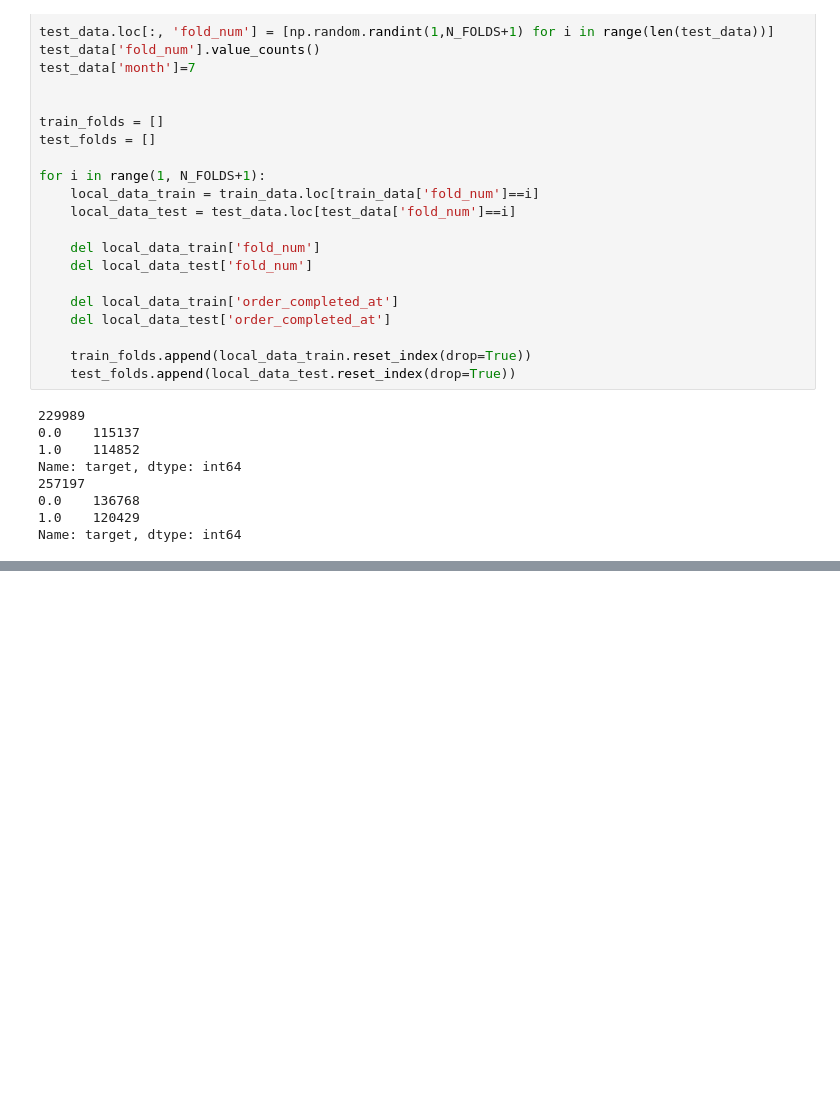
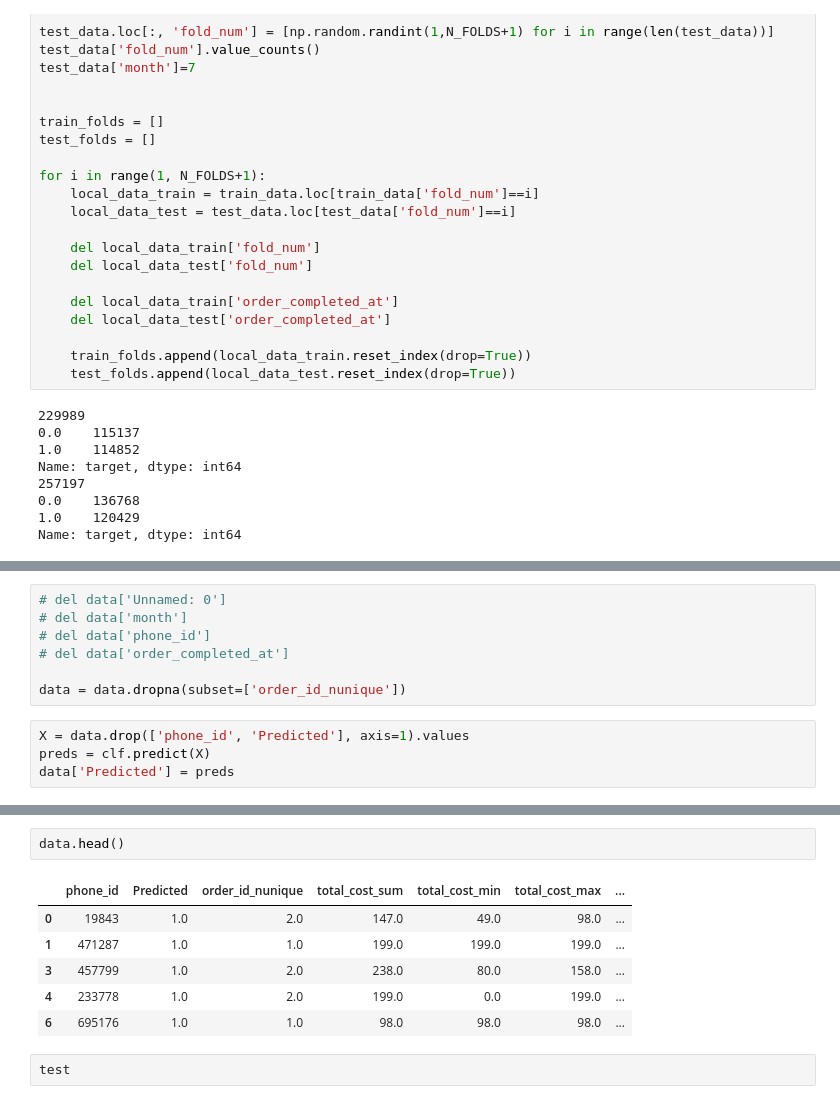
Before and after one commit to DanaZL/NGWL_Hackit, a Jupyter notebook: get_folds_and_train_model.ipynb, the cells around one changed output, grey strips where cells are left out. Saved outputs shown, nothing was run; the diff lists cells and outputs as text; blank space fills up the shorter version.

```diff
--- a/get_folds_and_train_model.ipynb
+++ b/get_folds_and_train_model.ipynb
@@ -92,0 +237,11 @@ mean score - 0.7817942605546655
+# %%
+# del data['Unnamed: 0']
+# del data['month']
+# del data['phone_id']
+# del data['order_completed_at']
+
+data = data.dropna(subset=['order_id_nunique'])
+# %%
+X = data.drop(['phone_id', 'Predicted'], axis=1).values
+preds = clf.predict(X)
+data['Predicted'] = preds
@@ -92,0 +254,11 @@ mean score - 0.7817942605546655
+# %%
+data.head()
+# %% [output]
+|  | phone_id | Predicted | order_id_nunique | total_cost_sum | total_cost_min | total_cost_max | ... |
+| 0 | 19843 | 1.0 | 2.0 | 147.0 | 49.0 | 98.0 | ... |
+| 1 | 471287 | 1.0 | 1.0 | 199.0 | 199.0 | 199.0 | ... |
+| 3 | 457799 | 1.0 | 2.0 | 238.0 | 80.0 | 158.0 | ... |
+| 4 | 233778 | 1.0 | 2.0 | 199.0 | 0.0 | 199.0 | ... |
+| 6 | 695176 | 1.0 | 1.0 | 98.0 | 98.0 | 98.0 | ... |
+# %%
+test
```
Also changed, not shown: parts of 23 cells of this notebook.
